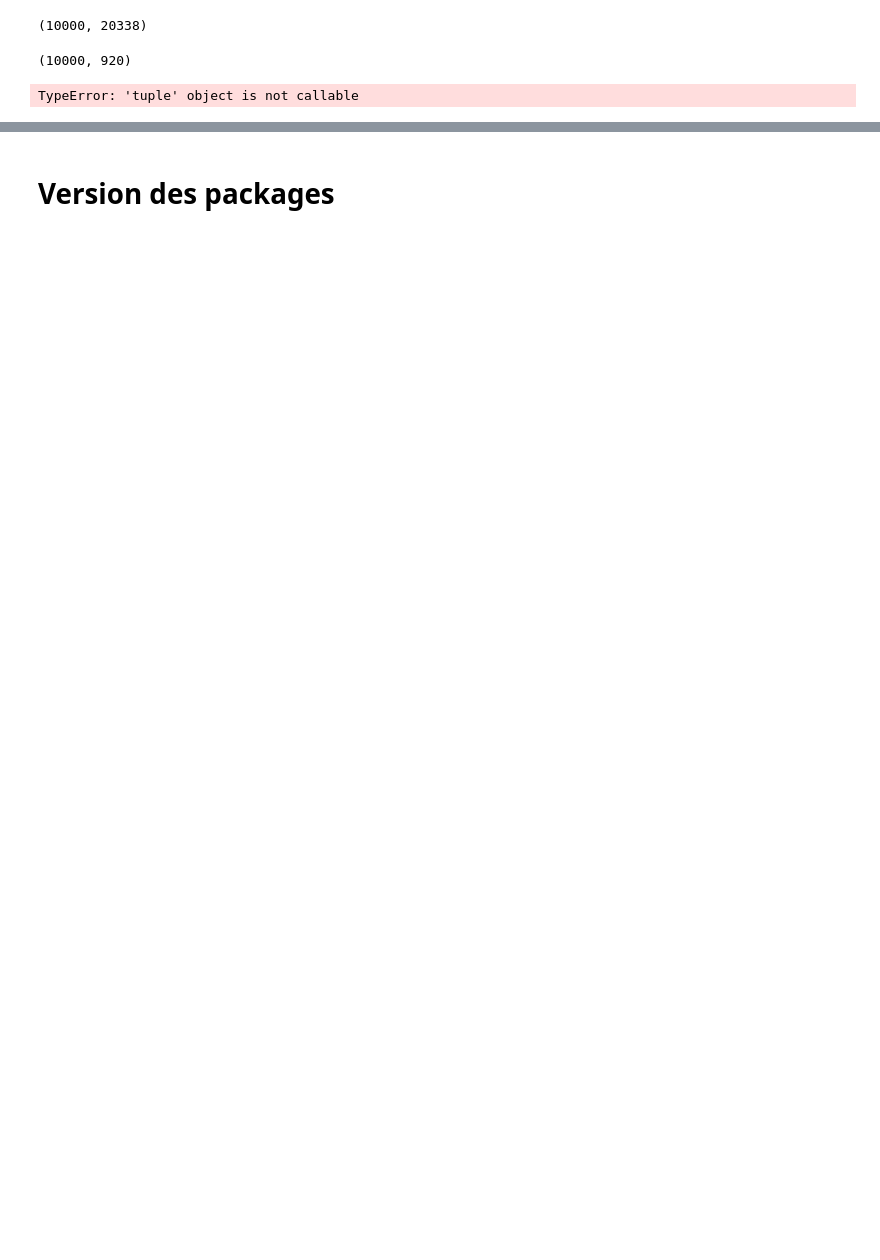
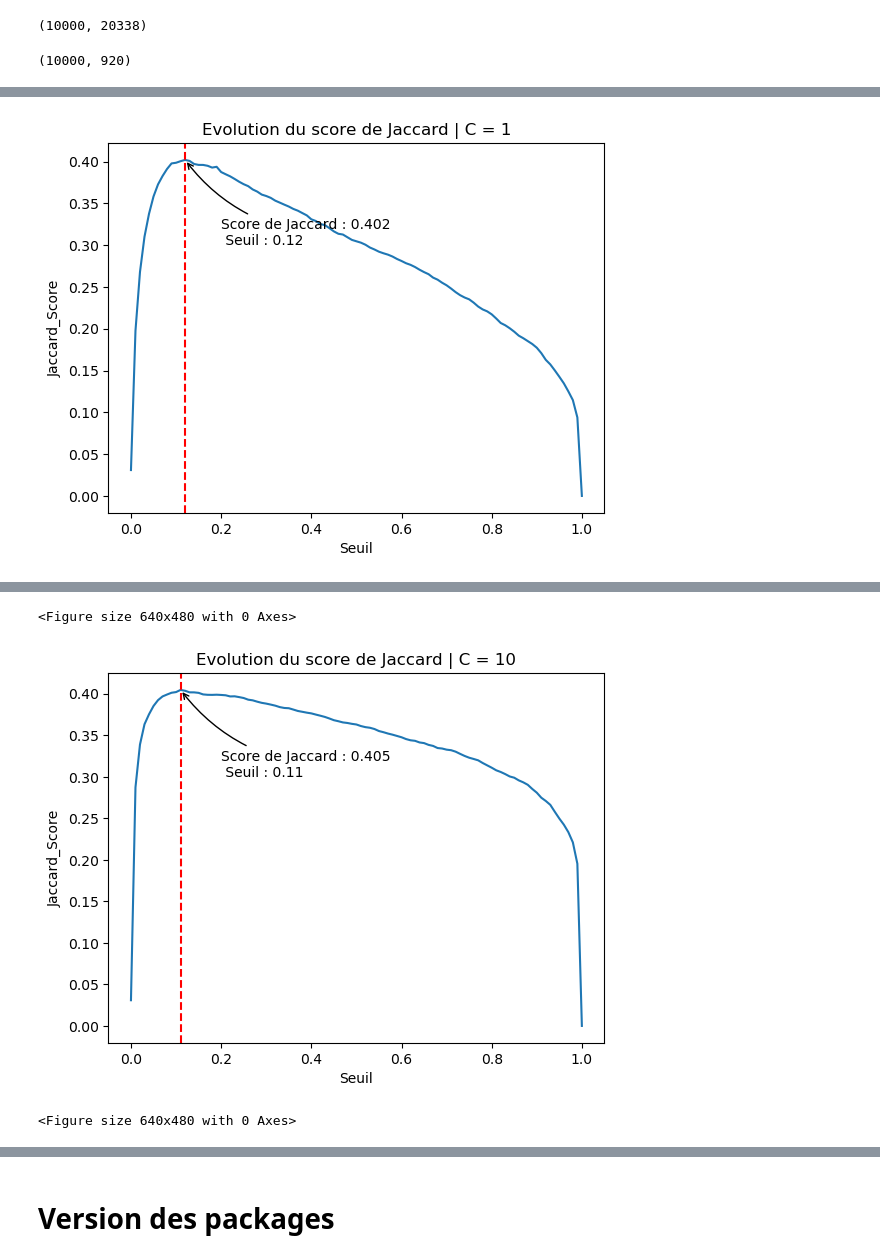
Before and after one commit to Adrian1903/Categorisez-automatiquement-des-questions, a Jupyter notebook: dev/03_modélisation.ipynb, the cells around one changed output, grey strips where cells are left out. Saved outputs shown, nothing was run; the diff lists cells and outputs as text; code cells hidden in the pictures; blank space fills up the shorter version.

Commit message:
Evaluation du modèles supersisé(Seuil RegLog)

```diff
--- a/dev/03_modélisation.ipynb
+++ b/dev/03_modélisation.ipynb
@@ -249,11 +285,11 @@ X_train, X_test, y_train, y_test = train_test_split(tfidf_feature_matrix, target
 # %%
 classifiers = [('LogisticRegression',
                 LogisticRegression(penalty='l1', solver='liblinear'),
-                [{'estimator__C': [1, 10, 100]}]),
+                [{'estimator__C': [1, 10]}]),
 
               ('LinearSVC',
                LinearSVC(penalty='l1', dual=False),
-               [{'estimator__C': [1, 10, 100]}]),
+               [{'estimator__C': [1, 10]}]),
 
               ('SGD',
                SGDClassifier(penalty='l1'),
@@ -261,12 +297,39 @@ classifiers = [('LogisticRegression',
 
               ('RandomForest',
                RandomForestClassifier(random_state=123),
-               [{'estimator__n_estimators': [50, 100, 200]}]),
+               [{'estimator__n_estimators': [100, 200]}]),
 
               ('GradientBoosting',
                GradientBoostingClassifier(random_state=123),
-               [{'estimator__n_estimators': [50, 100, 200]}])]
+               [{'estimator__n_estimators': [100, 200]}])]
 
 %time evaluate_classifier(X_train, X_test, y_train, y_test, classifiers, cv=3)
-# %% [output]
-TypeError: 'tuple' object is not callable
+# %%
+# Recherche du meilleur seuil de la régression logistique
+for c in [1, 10]:
+    model = LogisticRegression(penalty='l1', solver='liblinear', C=c)
+    model = OneVsRestClassifier(model)
+    %time model.fit(X_train, y_train)
+    %time y_pred = model.predict_proba(X_test)
+
+    tresh = {}
+    for i in np.arange(0, 1.01, 0.01):
+        y_pred_tres = pd.DataFrame(y_pred).applymap(lambda x: 1 if x > i else 0)
+        tresh[i] = jaccard_score(y_test, y_pred_tres, average='weighted')
+
+    df_tresh = pd.DataFrame.from_dict(tresh, orient='index').reset_index()
+    df_tresh = df_tresh.rename(columns={'index': 'Seuil', 0: 'Jaccard_Score'})
+    best_tresh = df_tresh.sort_values(by='Jaccard_Score', ascending=False).iloc[0].Seuil
+    best_jacc = df_tresh.sort_values(by='Jaccard_Score', ascending=False).iloc[0].Jaccard_Score
+
+    fig, ax = plt.subplots()
+    sns.lineplot(x='Seuil', y='Jaccard_Score', data=df_tresh)
+    ax.axvline(x=best_tresh, linestyle='--', color='red')
+    text = 'Score de Jaccard : ' + str(round(best_jacc,3)) + '\n Seuil : ' + str(best_tresh)
+    ax.annotate(text, xy=(best_tresh, best_jacc), xytext=(0.2, 0.3),arrowprops=dict(arrowstyle='->',connectionstyle='arc3,rad=-.2'))
+    plt.title('Evolution du score de Jaccard | C = ' + str(c))
+    plt.savefig('img/img_evolution_jaccard_C' + str(c) + '.png',
+                transparent=True)
+    plt.show()
+    plt.clf()
+# %% [output]
@@ -272,0 +338 @@ TypeError: 'tuple' object is not callable
+[figure, added]
@@ -272,0 +341,3 @@ TypeError: 'tuple' object is not callable
+<Figure size 640x480 with 0 Axes>
+[figure, added]
+<Figure size 640x480 with 0 Axes>
```
Also changed, not shown: parts of 20 cells of this notebook.
